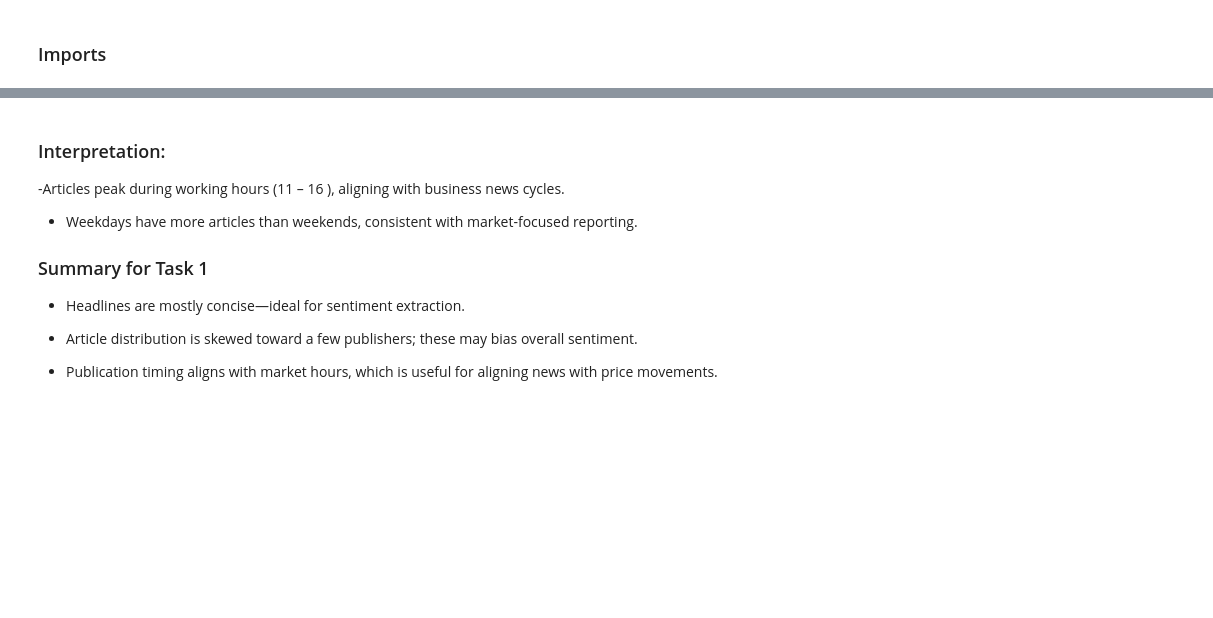
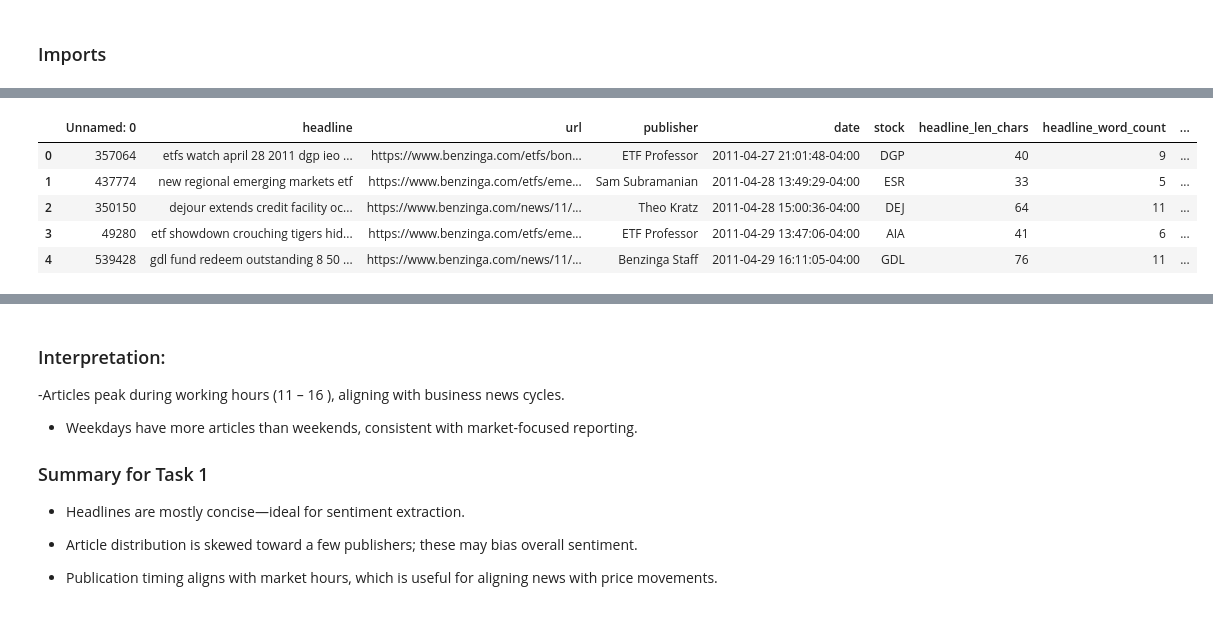
Before and after one commit to tib-dev/Predicting-Price-Moves-with-News-Sentiment, a Jupyter notebook: notebooks/eda_news.ipynb, the cells around one changed output, grey strips where cells are left out. Drawn from its saved outputs; the diff is of its cells as text; code cells hidden in the pictures; blank space fills up the shorter version.

```diff
--- a/notebooks/eda_news.ipynb
+++ b/notebooks/eda_news.ipynb
@@ -151 +160,10 @@ logger.info(f"Aggregated {len(news_agg)} trading-date news groups")
+# %%
+clean_news.head()
+# %% [output]
+|  | Unnamed: 0 | headline | url | publisher | date | stock | headline_len_chars | headline_word_count | ... |
+| 0 | 357064 | etfs watch april 28 2011 dgp ieo ... | https://www.benzinga.com/etfs/bon... | ETF Professor | 2011-04-27 21:01:48-04:00 | DGP | 40 | 9 | ... |
+| 1 | 437774 | new regional emerging markets etf | https://www.benzinga.com/etfs/eme... | Sam Subramanian | 2011-04-28 13:49:29-04:00 | ESR | 33 | 5 | ... |
+| 2 | 350150 | dejour extends credit facility oc... | https://www.benzinga.com/news/11/... | Theo Kratz | 2011-04-28 15:00:36-04:00 | DEJ | 64 | 11 | ... |
+| 3 | 49280 | etf showdown crouching tigers hid... | https://www.benzinga.com/etfs/eme... | ETF Professor | 2011-04-29 13:47:06-04:00 | AIA | 41 | 6 | ... |
+| 4 | 539428 | gdl fund redeem outstanding 8 50 ... | https://www.benzinga.com/news/11/... | Benzinga Staff | 2011-04-29 16:11:05-04:00 | GDL | 76 | 11 | ... |
 # %%
```
Also changed, not shown: parts of 10 cells of this notebook.
